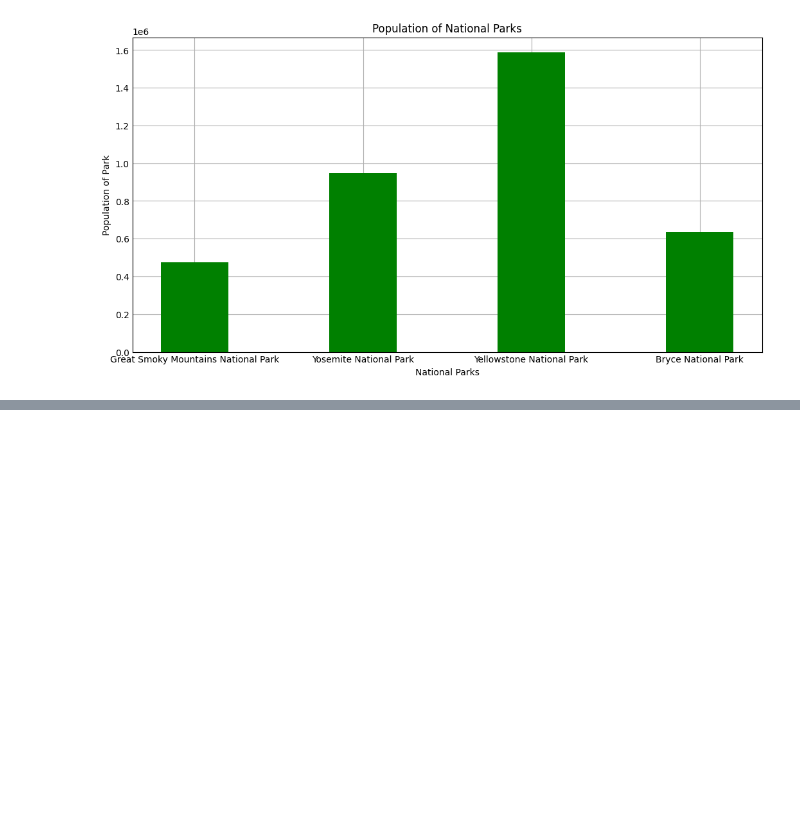
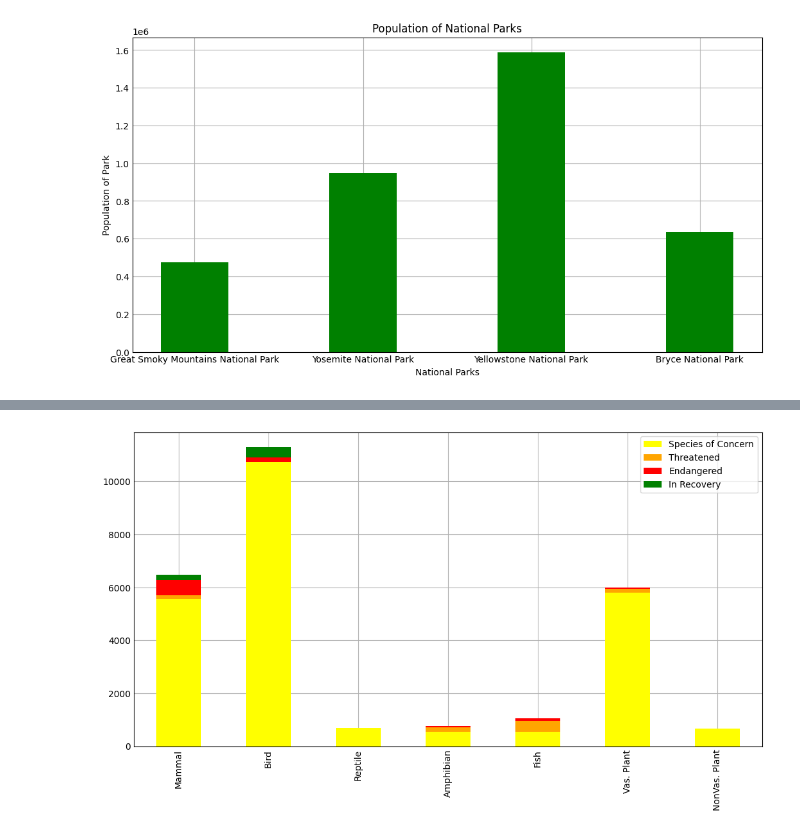
Before and after one commit to iporchet/Biodiversity-Analysis, a Jupyter notebook: biodiversity.ipynb, the cells around one changed output, grey strips where cells are left out. Cells and saved outputs as stored; diff of their text form; code cells hidden in the pictures; blank space fills up the shorter version.

```diff
--- a/biodiversity.ipynb
+++ b/biodiversity.ipynb
@@ -90,14 +88,22 @@ KeyError: 'NaN'
 # %%
-Yosemite={'Mammal':{'NaN':0, 'Species of Concern': 0, 'Threatened':0, 'Endangered':0, 'In Recovery':0},
-          'Bird':{'NaN':0, 'Species of Concern': 0, 'Threatened':0, 'Endangered':0, 'In Recovery':0},
-          'Reptile':{'NaN':0, 'Species of Concern': 0, 'Threatened':0, 'Endangered':0, 'In Recovery':0},
-          'Amphibian':{'NaN':0, 'Species of Concern': 0, 'Threatened':0, 'Endangered':0, 'In Recovery':0},
-          'Fish':{'NaN':0, 'Species of Concern': 0, 'Threatened':0, 'Endangered':0, 'In Recovery':0},
-          'Vas. Plant':{'NaN':0, 'Species of Concern': 0, 'Threatened':0, 'Endangered':0, 'In Recovery':0},
-          'NonVas. Plant':{'NaN':0, 'Species of Concern': 0, 'Threatened':0, 'Endangered':0, 'In Recovery':0}}
+Yosemite={'Mammal':{'Species of Concern': 0, 'Threatened':0, 'Endangered':0, 'In Recovery':0},
+          'Bird':{'Species of Concern': 0, 'Threatened':0, 'Endangered':0, 'In Recovery':0},
+          'Reptile':{'Species of Concern': 0, 'Threatened':0, 'Endangered':0, 'In Recovery':0},
+          'Amphibian':{'Species of Concern': 0, 'Threatened':0, 'Endangered':0, 'In Recovery':0},
+          'Fish':{'Species of Concern': 0, 'Threatened':0, 'Endangered':0, 'In Recovery':0},
+          'Vas. Plant':{'Species of Concern': 0, 'Threatened':0, 'Endangered':0, 'In Recovery':0},
+          'NonVas. Plant':{'Species of Concern': 0, 'Threatened':0, 'Endangered':0, 'In Recovery':0}}
 
 
 for index, row in inner_merge_df.iterrows():
-       if row[1] == 'Yosemite National park':
-              Yosemite[row[3]][row[5]] += row[2]
+       if row[1] == 'Yosemite National Park':
+              if row[5] != 'NaN':
+                     Yosemite[row[3]][row[5]] += row[2]
+
+df1 = pd.DataFrame(Yosemite)
+df1.transpose().plot(kind='bar', stacked=True, figsize=(10,5), color=colors)
+
+plt.show()
+# %% [output]
+[figure, added]
 # %%
```
Also changed, not shown: parts of 3 cells of this notebook.
